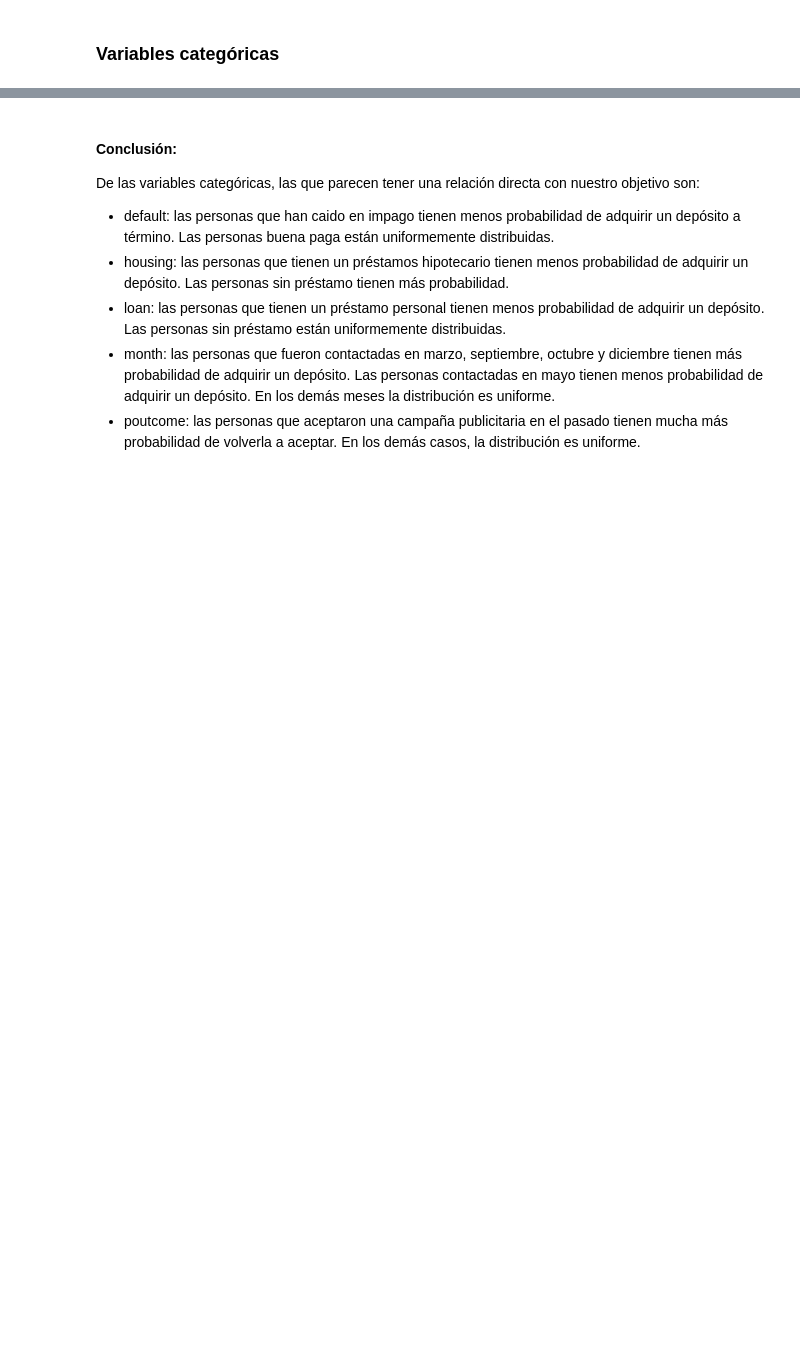
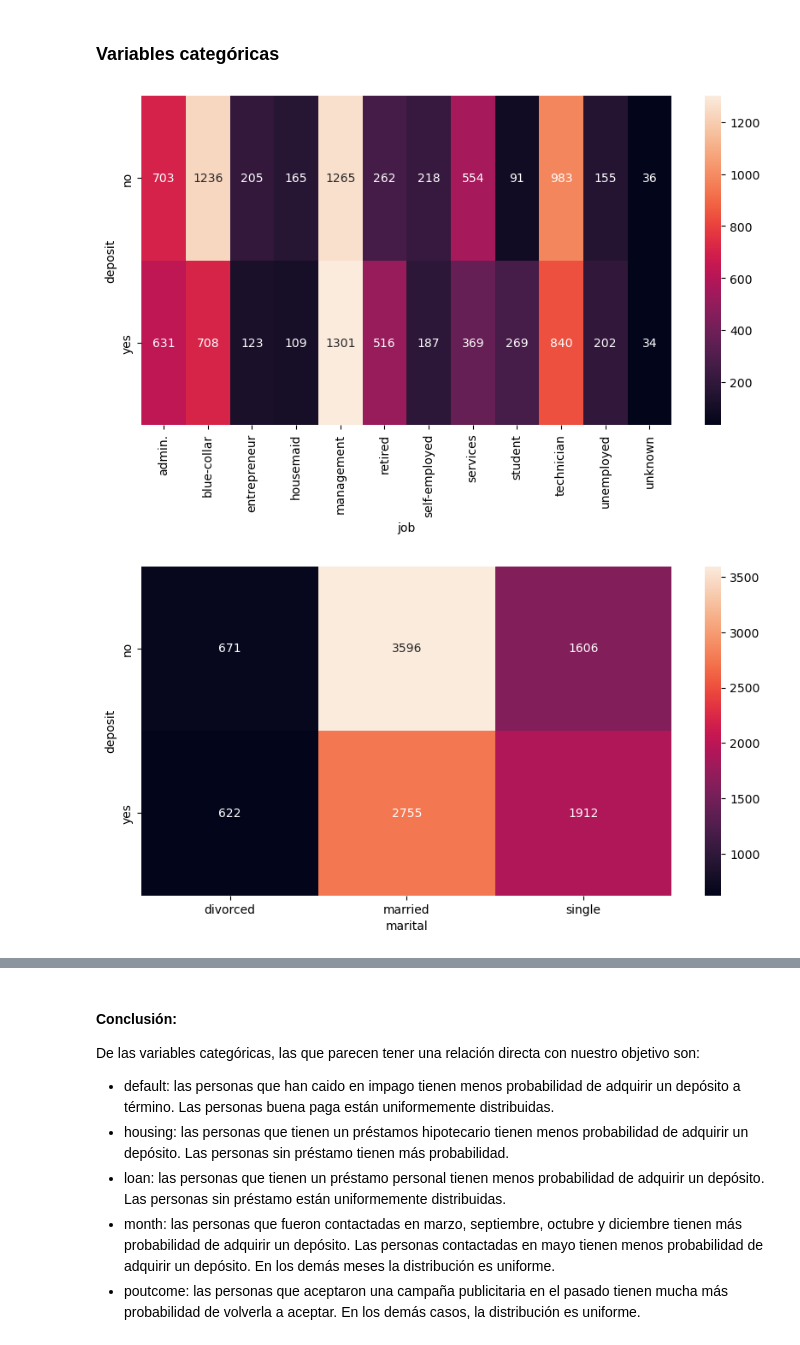
Before and after one commit to esjimenezro/mebo2024, a Jupyter notebook: modulo3/tema9/1-modelos-regresion-logistica.ipynb, the cells around one changed output, grey strips where cells are left out. Saved outputs shown, nothing was run; the diff lists cells and outputs as text; code cells hidden in the pictures; blank space fills up the shorter version.

```diff
--- a/modulo3/tema9/1-modelos-regresion-logistica.ipynb
+++ b/modulo3/tema9/1-modelos-regresion-logistica.ipynb
@@ -98,3 +152,15 @@ De las variables numéricas, las que parecen tener una relación directa con nue
 ### Variables categóricas
 # %%
 # Conteos de las diferentes categorías de las columnas categóricas, agrupado por la columna "deposit"
+for col in df.select_dtypes(include="object"):
+    if col != "deposit":
+        plt.figure(figsize=(10, 5))
+        sns.heatmap(
+            df.pivot_table(index="deposit", columns=col, values="age", aggfunc="count"),
+            annot=True,
+            fmt="d",
+        )
+        plt.show()
+# %% [output]
+[figure, added]
+[figure, added]
```
Also changed, not shown: parts of 45 cells of this notebook, 2 other files.
